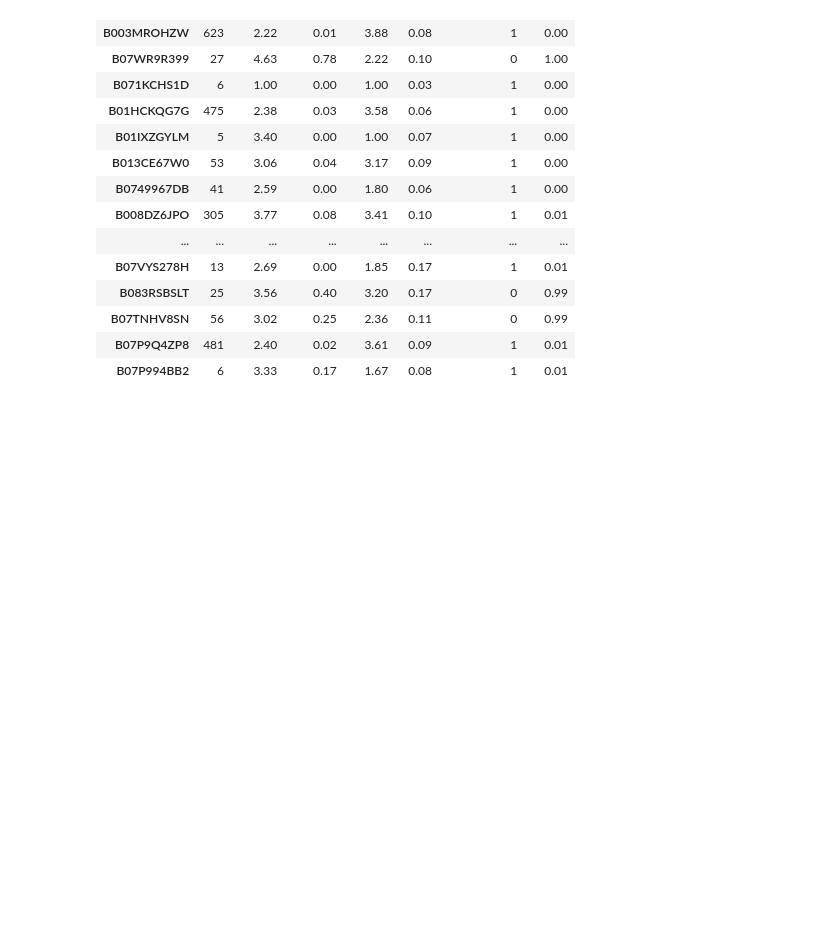
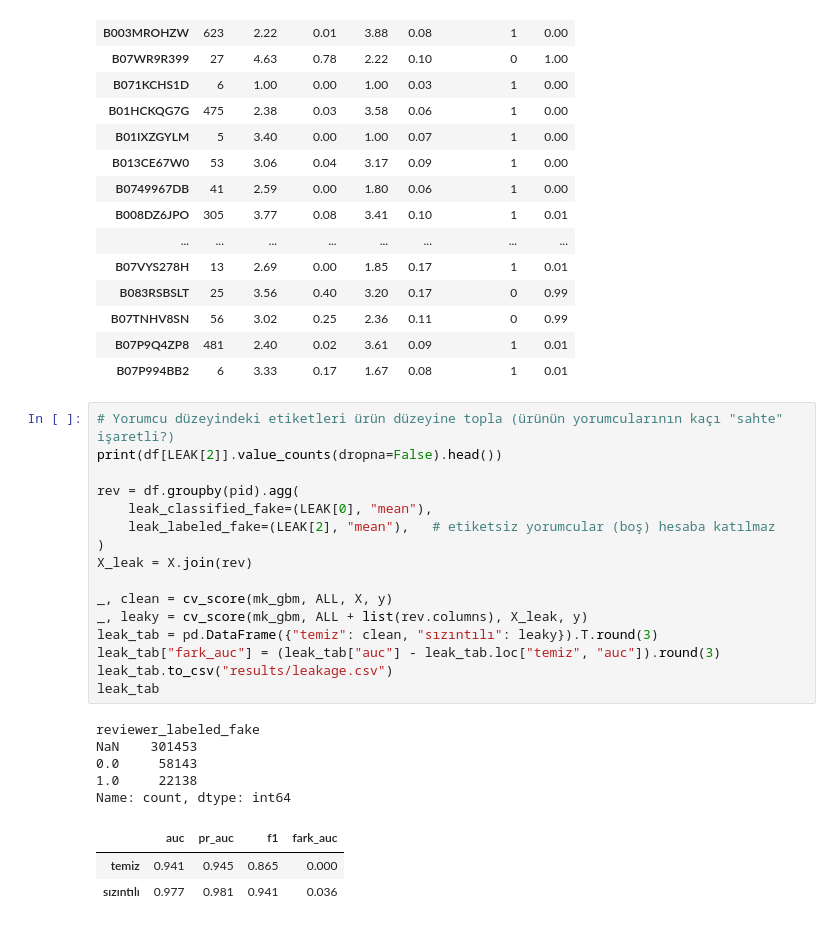
Before and after one commit to ebrarsevgili/fake-review-risk, a Jupyter notebook: 01_kesif.ipynb, the cells around one changed output. Saved outputs shown, nothing was run; the diff lists cells and outputs as text; blank space fills up the shorter version.

Commit message:
sızıntı deneyi

```diff
--- a/01_kesif.ipynb
+++ b/01_kesif.ipynb
@@ -310,3 +310,28 @@ out_err
 | B07TNHV8SN | 56 | 3.02 | 0.25 | 2.36 | 0.11 | 0 | 0.99 |
 | B07P9Q4ZP8 | 481 | 2.40 | 0.02 | 3.61 | 0.09 | 1 | 0.01 |
 | B07P994BB2 | 6 | 3.33 | 0.17 | 1.67 | 0.08 | 1 | 0.01 |
+# %%
+# Yorumcu düzeyindeki etiketleri ürün düzeyine topla (ürünün yorumcularının kaçı "sahte" işaretli?)
+print(df[LEAK[2]].value_counts(dropna=False).head())
+
+rev = df.groupby(pid).agg(
+    leak_classified_fake=(LEAK[0], "mean"),
+    leak_labeled_fake=(LEAK[2], "mean"),   # etiketsiz yorumcular (boş) hesaba katılmaz
+)
+X_leak = X.join(rev)
+
+_, clean = cv_score(mk_gbm, ALL, X, y)
+_, leaky = cv_score(mk_gbm, ALL + list(rev.columns), X_leak, y)
+leak_tab = pd.DataFrame({"temiz": clean, "sızıntılı": leaky}).T.round(3)
+leak_tab["fark_auc"] = (leak_tab["auc"] - leak_tab.loc["temiz", "auc"]).round(3)
+leak_tab.to_csv("results/leakage.csv")
+leak_tab
+# %% [output]
+reviewer_labeled_fake
+NaN    301453
+0.0     58143
+1.0     22138
+Name: count, dtype: int64
+|  | auc | pr_auc | f1 | fark_auc |
+| temiz | 0.941 | 0.945 | 0.865 | 0.000 |
+| sızıntılı | 0.977 | 0.981 | 0.941 | 0.036 |
```
Also changed, not shown: 1 other file.
